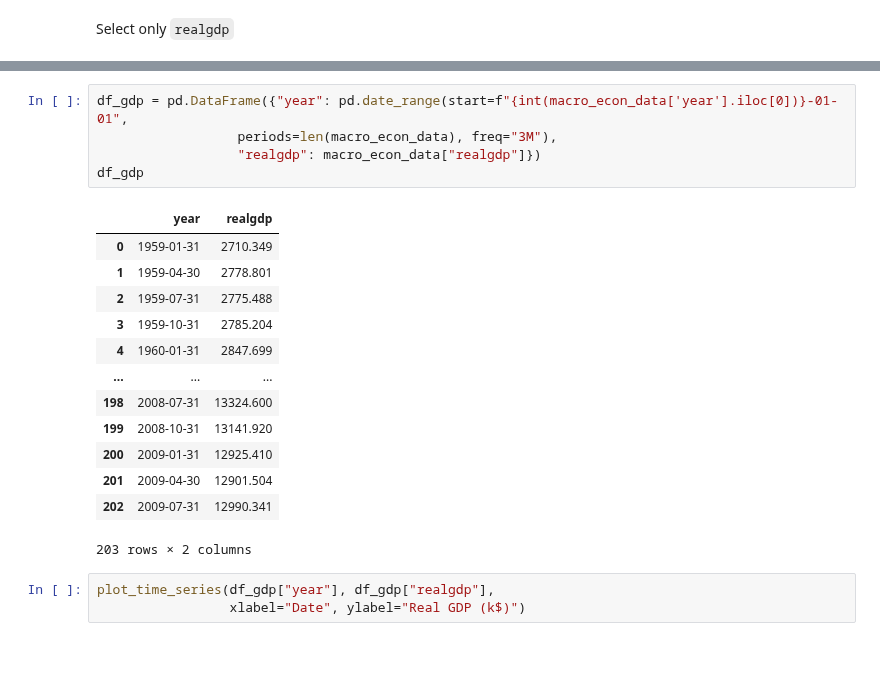
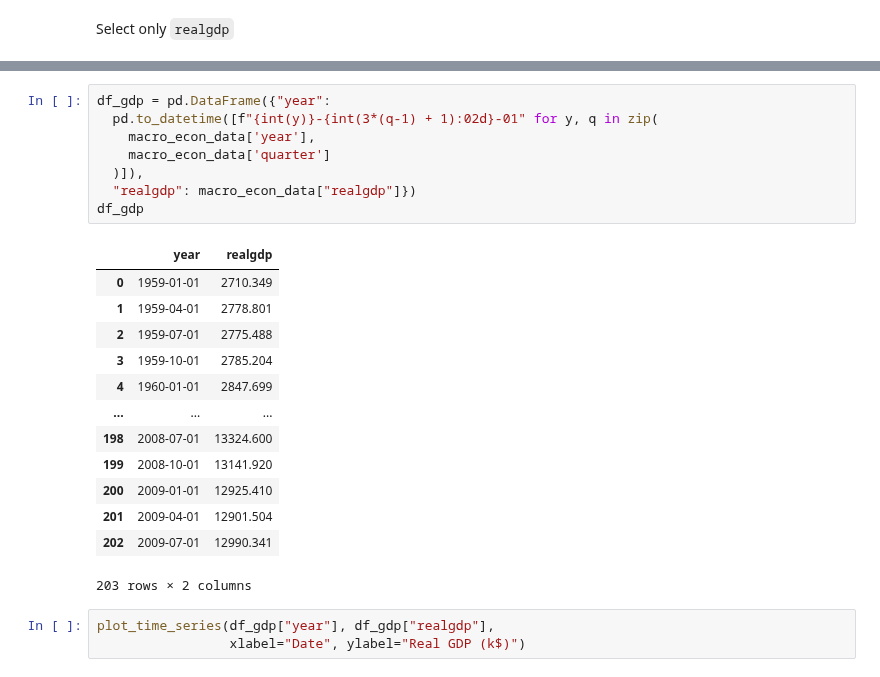
Before and after one commit to LugoBlogger/SI-201-542-forecasting-technique, a Jupyter notebook: week-10.ipynb, the cells around one changed output, grey strips where cells are left out. Saved outputs shown, nothing was run; the diff lists cells and outputs as text.

```diff
--- a/week-10.ipynb
+++ b/week-10.ipynb
@@ -87,21 +97,24 @@ Select only `realgdp`
 # %%
-df_gdp = pd.DataFrame({"year": pd.date_range(start=f"{int(macro_econ_data['year'].iloc[0])}-01-01",
-                  periods=len(macro_econ_data), freq="3M"),
-                  "realgdp": macro_econ_data["realgdp"]})
+df_gdp = pd.DataFrame({"year":
+  pd.to_datetime([f"{int(y)}-{int(3*(q-1) + 1):02d}-01" for y, q in zip(
+    macro_econ_data['year'],
+    macro_econ_data['quarter']
+  )]),
+  "realgdp": macro_econ_data["realgdp"]})
 df_gdp
 # %% [output]
 |  | year | realgdp |
-| 0 | 1959-01-31 | 2710.349 |
-| 1 | 1959-04-30 | 2778.801 |
-| 2 | 1959-07-31 | 2775.488 |
-| 3 | 1959-10-31 | 2785.204 |
-| 4 | 1960-01-31 | 2847.699 |
+| 0 | 1959-01-01 | 2710.349 |
+| 1 | 1959-04-01 | 2778.801 |
+| 2 | 1959-07-01 | 2775.488 |
+| 3 | 1959-10-01 | 2785.204 |
+| 4 | 1960-01-01 | 2847.699 |
 | ... | ... | ... |
-| 198 | 2008-07-31 | 13324.600 |
-| 199 | 2008-10-31 | 13141.920 |
-| 200 | 2009-01-31 | 12925.410 |
-| 201 | 2009-04-30 | 12901.504 |
-| 202 | 2009-07-31 | 12990.341 |
+| 198 | 2008-07-01 | 13324.600 |
+| 199 | 2008-10-01 | 13141.920 |
+| 200 | 2009-01-01 | 12925.410 |
+| 201 | 2009-04-01 | 12901.504 |
+| 202 | 2009-07-01 | 12990.341 |
 203 rows × 2 columns
 # %%
 plot_time_series(df_gdp["year"], df_gdp["realgdp"],
```
Also changed, not shown: parts of 52 cells of this notebook, 13 other files.
